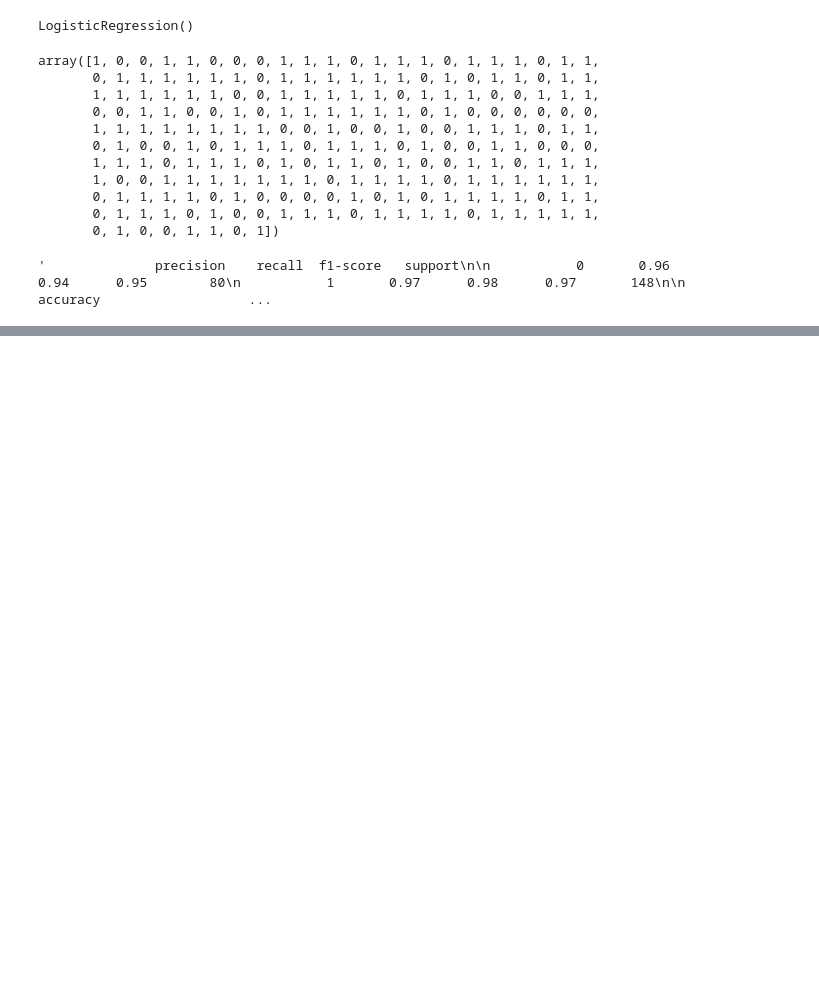
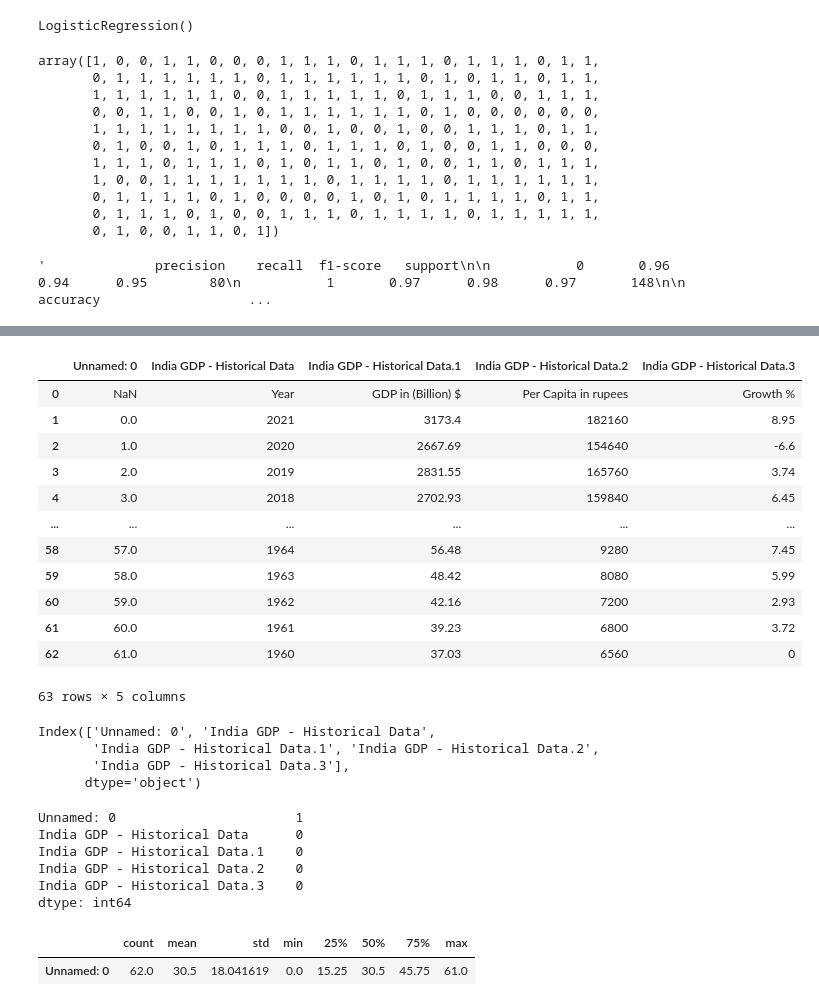
Before and after one commit to surajkr502/Machine_learning, a Jupyter notebook: supervised_ml.ipynb, the cells around one changed output, grey strips where cells are left out. Saved outputs shown, nothing was run; the diff lists cells and outputs as text; code cells hidden in the pictures; blank space fills up the shorter version.

```diff
--- a/supervised_ml.ipynb
+++ b/supervised_ml.ipynb
@@ -209,0 +269,37 @@ classification_report(y_test,predict)
+# %%
+df
+# %% [output]
+|  | Unnamed: 0 | India GDP - Historical Data | India GDP - Historical Data.1 | India GDP - Historical Data.2 | India GDP - Historical Data.3 |
+| 0 | NaN | Year | GDP in (Billion) $ | Per Capita in rupees | Growth % |
+| 1 | 0.0 | 2021 | 3173.4 | 182160 | 8.95 |
+| 2 | 1.0 | 2020 | 2667.69 | 154640 | -6.6 |
+| 3 | 2.0 | 2019 | 2831.55 | 165760 | 3.74 |
+| 4 | 3.0 | 2018 | 2702.93 | 159840 | 6.45 |
+| ... | ... | ... | ... | ... | ... |
+| 58 | 57.0 | 1964 | 56.48 | 9280 | 7.45 |
+| 59 | 58.0 | 1963 | 48.42 | 8080 | 5.99 |
+| 60 | 59.0 | 1962 | 42.16 | 7200 | 2.93 |
+| 61 | 60.0 | 1961 | 39.23 | 6800 | 3.72 |
+| 62 | 61.0 | 1960 | 37.03 | 6560 | 0 |
+63 rows × 5 columns
+# %%
+df.columns
+# %% [output]
+Index(['Unnamed: 0', 'India GDP - Historical Data',
+       'India GDP - Historical Data.1', 'India GDP - Historical Data.2',
+       'India GDP - Historical Data.3'],
+      dtype='object')
+# %%
+df.isnull().sum()
+# %% [output]
+Unnamed: 0                       1
+India GDP - Historical Data      0
+India GDP - Historical Data.1    0
+India GDP - Historical Data.2    0
+India GDP - Historical Data.3    0
+dtype: int64
+# %%
+df.describe().T
+# %% [output]
+|  | count | mean | std | min | 25% | 50% | 75% | max |
+| Unnamed: 0 | 62.0 | 30.5 | 18.041619 | 0.0 | 15.25 | 30.5 | 45.75 | 61.0 |
```
Also changed, not shown: parts of 9 cells of this notebook, 1 other file.
